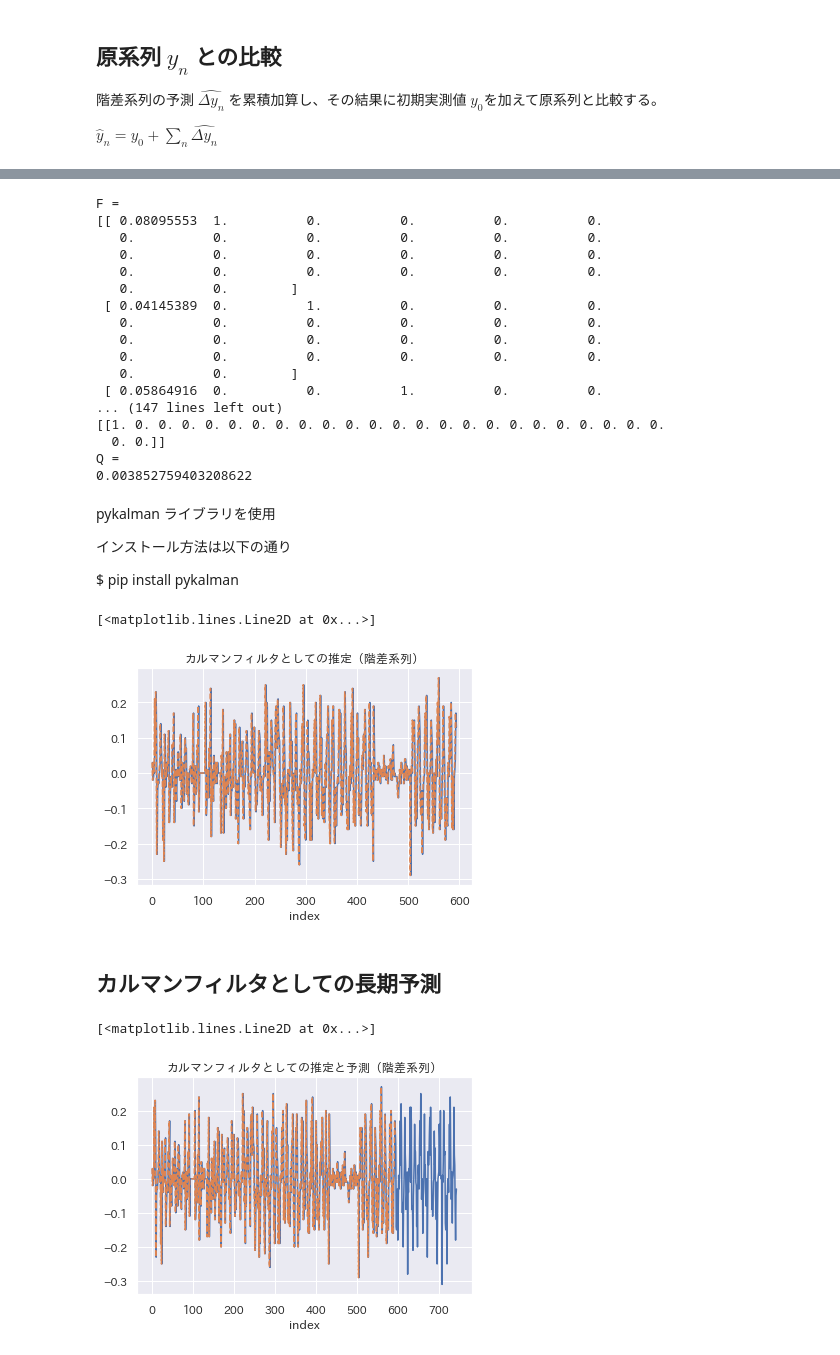
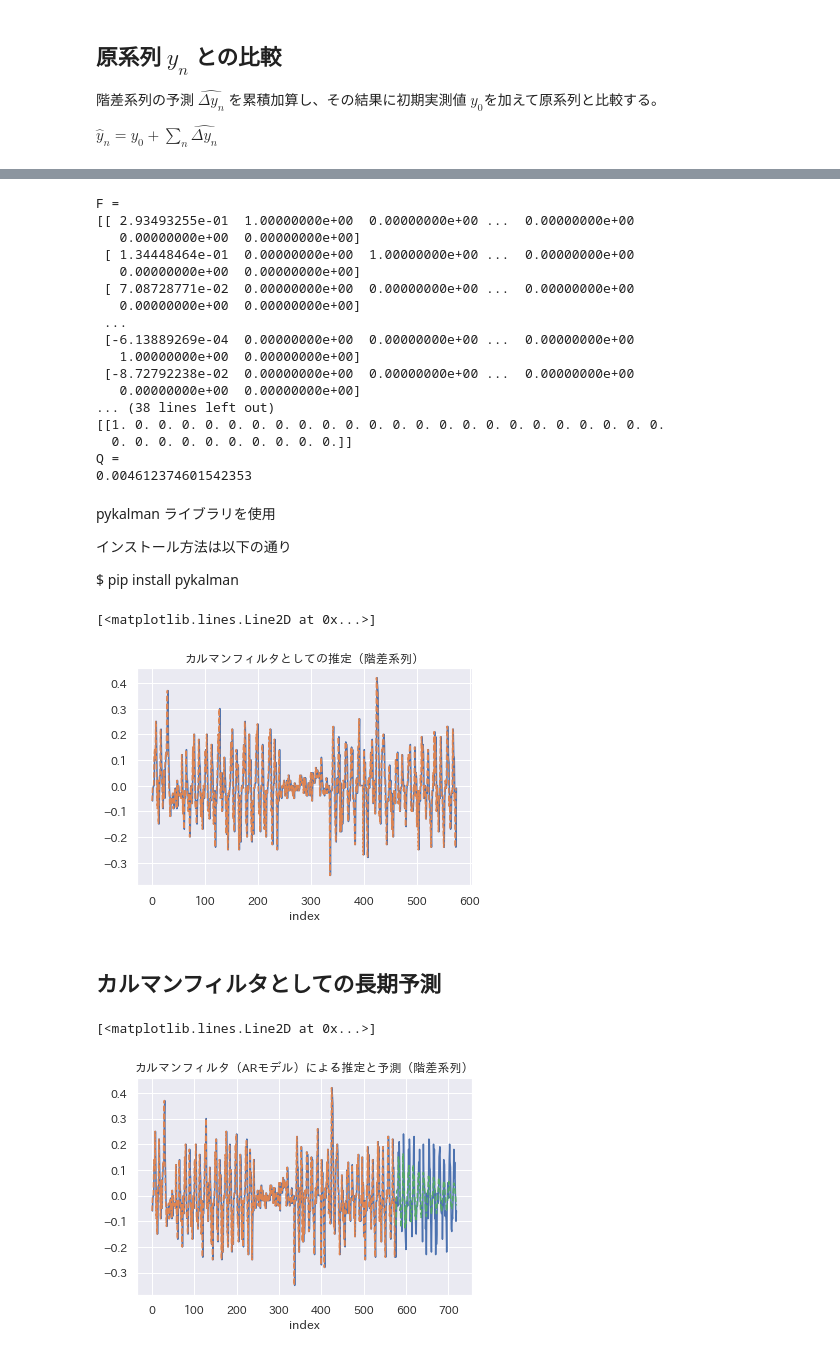
Before and after one commit to msiplab/EicEngLabIV, a Jupyter notebook: example02_04.ipynb, the cells around one changed output, grey strips where cells are left out. Cells and saved outputs as stored; diff of their text form; code cells hidden in the pictures.

Commit message:
カルマンフィルタによる長期予測のサンプルコードを作成

```diff
--- a/example02_04.ipynb
+++ b/example02_04.ipynb
@@ -441,11 +473,15 @@ $\boldsymbol{R}_{n}=0$
 # %%
-n_dim_state = popt
+n_dim_state = popt+1
+ar_const = results.params[0]
 ar_coefs = results.params[1:].to_numpy()
 
 # 推移行列
 f1 = ar_coefs.reshape(-1,1)
-f2 = np.concatenate([ np.eye(n_dim_state-1), np.zeros((1,n_dim_state-1)) ])
-F = np.block([f1, f2])
+f2 = np.eye(popt)
+f2[-1,-1] = 0.
+f3 = np.zeros((1,n_dim_state))
+f3[-1,-1] = 1.
+F = np.block([ [f1, f2], [f3] ])
 print('F = ')
 print(F)
 
@@ -470,22 +506,22 @@ print(Q)
 R = 0.
 # %% [output]
 F =
-[[ 0.08095553  1.          0.          0.          0.          0.
-   0.          0.          0.          0.          0.          0.
-   0.          0.          0.          0.          0.          0.
-   0.          0.          0.          0.          0.          0.
-   0.          0.        ]
- [ 0.04145389  0.          1.          0.          0.          0.
-   0.          0.          0.          0.          0.          0.
-   0.          0.          0.          0.          0.          0.
-   0.          0.          0.          0.          0.          0.
-   0.          0.        ]
- [ 0.05864916  0.          0.          1.          0.          0.
-... (147 lines left out)
+[[ 2.93493255e-01  1.00000000e+00  0.00000000e+00 ...  0.00000000e+00
+   0.00000000e+00  0.00000000e+00]
+ [ 1.34448464e-01  0.00000000e+00  1.00000000e+00 ...  0.00000000e+00
+   0.00000000e+00  0.00000000e+00]
+ [ 7.08728771e-02  0.00000000e+00  0.00000000e+00 ...  0.00000000e+00
+   0.00000000e+00  0.00000000e+00]
+ ...
+ [-6.13889269e-04  0.00000000e+00  0.00000000e+00 ...  0.00000000e+00
+   1.00000000e+00  0.00000000e+00]
+ [-8.72792238e-02  0.00000000e+00  0.00000000e+00 ...  0.00000000e+00
+   0.00000000e+00  0.00000000e+00]
+... (38 lines left out)
 [[1. 0. 0. 0. 0. 0. 0. 0. 0. 0. 0. 0. 0. 0. 0. 0. 0. 0. 0. 0. 0. 0. 0. 0.
-  0. 0.]]
+  0. 0. 0. 0. 0. 0. 0. 0. 0. 0.]]
 Q =
-0.003852759403208622
+0.004612374601542353
 # %% [markdown]
 pykalman ライブラリを使用
 
@@ -498,7 +534,8 @@ from pykalman import KalmanFilter
 # 観測値の次元数
 n_dim_obs = 1
 # 状態の平均ベクトルの初期値
-initial_state_mean = np.ones(n_dim_state)
+initial_state_mean = ar_const*np.ones(n_dim_state)
+initial_state_mean[-1] = ar_const
 # 状態の分散共分散行列の初期値
 initial_state_covariance = np.eye(n_dim_state)
 
@@ -520,7 +557,7 @@ y_diff_train = df_timeseries['y_fillna_diff'][:ntrain].dropna()
 # フィルタ
 filtered_state_means, filtered_state_covs = kf.filter(y_diff_train)
 # 訓練データの推定値
-pred_o_filtered = filtered_state_means.dot(H.T)
+y_diff_filtered_pred = filtered_state_means.dot(H.T)
 
 # プロット
 fig, ax = plt.subplots()
@@ -528,28 +565,39 @@ ax.set_title('カルマンフィルタとしての推定（階差系列）')
 ax.set_xlabel('index')
 # ARモデルの予測（訓練データ区間）
 plt.plot(y_diff_train, label='observation')
-plt.plot(pred_o_filtered, '--', label='predict')
+plt.plot(y_diff_filtered_pred, '--', label='predict')
 # %% [output]
 [<matplotlib.lines.Line2D at 0x...>]
-[figure, old version]
+[figure, new version]
 # %% [markdown]
 ## カルマンフィルタとしての長期予測
 # %%
+# テストデータ
+y_diff_test = df_timeseries['y_fillna_diff'][ntrain:]
+
+# 現在の状態と分散共分散行列を取得
+current_state = filtered_state_means[-1]
+current_cov = filtered_state_covs[-1]
+
+y_diff_forecast = np.empty(len(y_diff_test))
+for idx in range(len(y_diff_test)):
+    # filtere_update で 1期先予測を実行(observation=None)
+    current_state, current_cov = kf.filter_update(
+        current_state,current_cov,observation=None)
+    y_diff_forecast[idx] = current_state.dot(H.T)
+
 # 階差系列 （訓練データ区間＋テストデータ区間）
-y_diff_orig = df_timeseries['y_fillna_diff']
-
-#
-
+y_diff_orig = df_timeseries['y_fillna_diff'].dropna()
 # プロット
 fig, ax = plt.subplots()
-ax.set_title('カルマンフィルタとしての推定と予測（階差系列）')
+ax.set_title('カルマンフィルタ（ARモデル）による推定と予測（階差系列）')
 ax.set_xlabel('index')
 # 観測
 plt.plot(y_diff_orig, label='observation')
 # ARモデルの推定（訓練データ区間）
-plt.plot(pred_o_filtered, '--', label='predict')
+plt.plot(y_diff_filtered_pred, '--', label='predict')
 # ARモデルの予測（テストデータ区間）
-#plt.plot(results.predict(ntrain-1,ntrain+ntest+1,dynamic=True),'--',label='forcast')
+plt.plot(np.arange(ntrain,ntrain+ntest),y_diff_forecast, '--', label='forcast')
 # %% [output]
 [<matplotlib.lines.Line2D at 0x...>]
-[figure, old version]
+[figure, new version]
```
Also changed, not shown: parts of 19 cells of this notebook.
